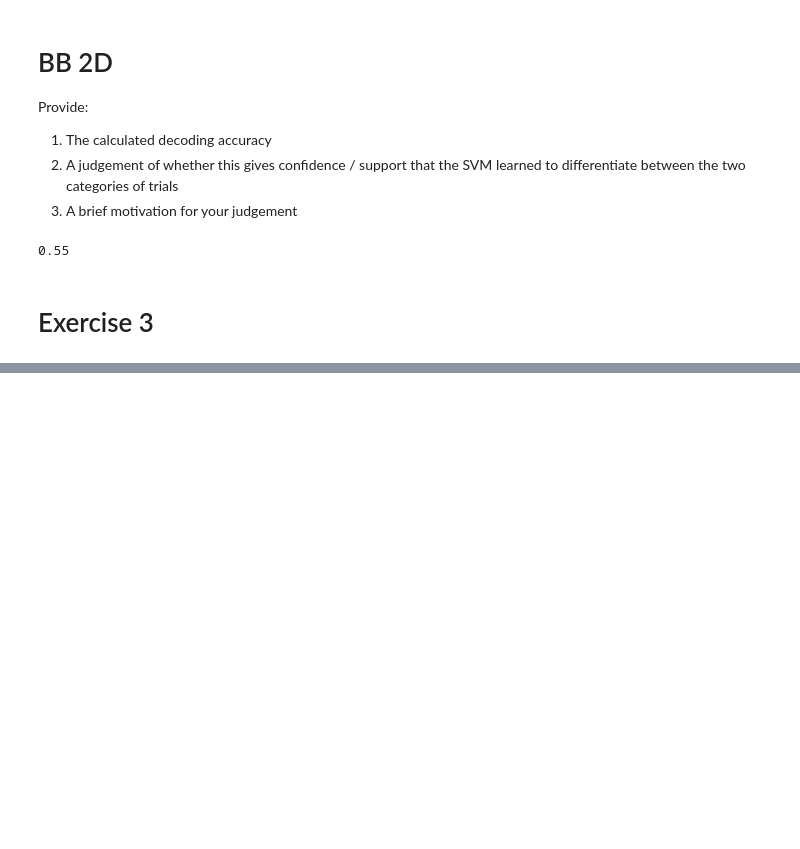
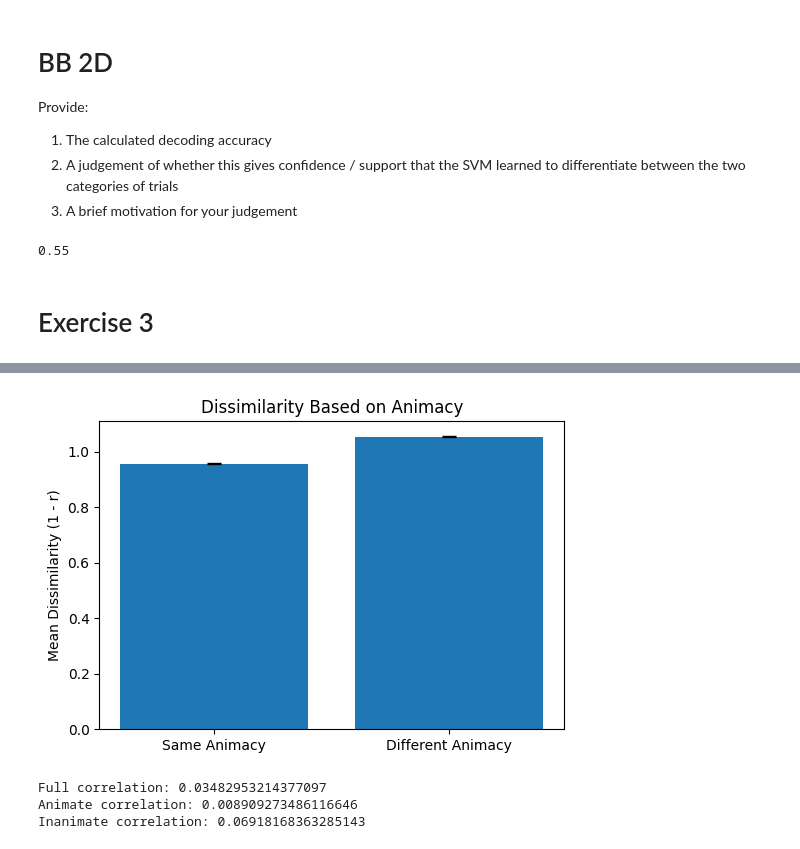
Before and after one commit to Lou1108/CognitiveModelling, a Jupyter notebook: Assignment2/assignment2.ipynb, the cells around one changed output, grey strips where cells are left out. Drawn from its saved outputs; the diff is of its cells as text; code cells hidden in the pictures; blank space fills up the shorter version.

```diff
--- a/Assignment2/assignment2.ipynb
+++ b/Assignment2/assignment2.ipynb
@@ -247,0 +284,52 @@ possible pair to produce an RDM.
+# %%
+import numpy as np
+import matplotlib.pyplot as plt
+
+same_mean = np.mean(same_animacy)
+diff_mean = np.mean(different_animacy)
+same_sem = np.std(same_animacy) / np.sqrt(len(same_animacy))
+diff_sem = np.std(different_animacy) / np.sqrt(len(different_animacy))
+
+plt.figure(figsize=(6, 4))
+plt.bar(['Same Animacy', 'Different Animacy'], [same_mean, diff_mean],
+        yerr=[same_sem, diff_sem], capsize=5)
+plt.ylabel('Mean Dissimilarity (1 - r)')
+plt.title('Dissimilarity Based on Animacy')
+plt.savefig("3B_dissimilarity_barplot")
+plt.show()
+# %% [output]
+[figure, added]
+# %%
+import numpy as np
+
+behavioral_rdm = np.genfromtxt(r'data/BehaviourRDM.csv', delimiter=',', skip_header=1)
+
+if behavioral_rdm.shape != rdm.shape:
+    min_rows = min(rdm.shape[0], behavioral_rdm.shape[0])
+    min_cols = min(rdm.shape[1], behavioral_rdm.shape[1])
+    rdm = rdm[:min_rows, :min_cols]
+    behavioral_rdm = behavioral_rdm[:min_rows, :min_cols]
+
+rdm_flat = rdm.flatten()
+behavioral_rdm_flat = behavioral_rdm.flatten()
+
+full_corr = np.corrcoef(rdm_flat, behavioral_rdm_flat)[0, 1]
+
+animate_indices = np.where(animacy_labels == 1)[0]
+inanimate_indices = np.where(animacy_labels == 0)[0]
+
+animate_rdm = rdm[np.ix_(animate_indices, animate_indices)]
+animate_behav_rdm = behavioral_rdm[np.ix_(animate_indices, animate_indices)]
+animate_corr = np.corrcoef(animate_rdm.flatten(), animate_behav_rdm.flatten())[0, 1]
+
+inanimate_rdm = rdm[np.ix_(inanimate_indices, inanimate_indices)]
+inanimate_behav_rdm = behavioral_rdm[np.ix_(inanimate_indices, inanimate_indices)]
+inanimate_corr = np.corrcoef(inanimate_rdm.flatten(), inanimate_behav_rdm.flatten())[0, 1]
+
+print(f"Full correlation: {full_corr}")
+print(f"Animate correlation: {animate_corr}")
+print(f"Inanimate correlation: {inanimate_corr}")
+# %% [output]
+Full correlation: 0.03482953214377097
+Animate correlation: 0.008909273486116646
+Inanimate correlation: 0.06918168363285143
```
Also changed, not shown: parts of 22 cells of this notebook, 5 other files.
